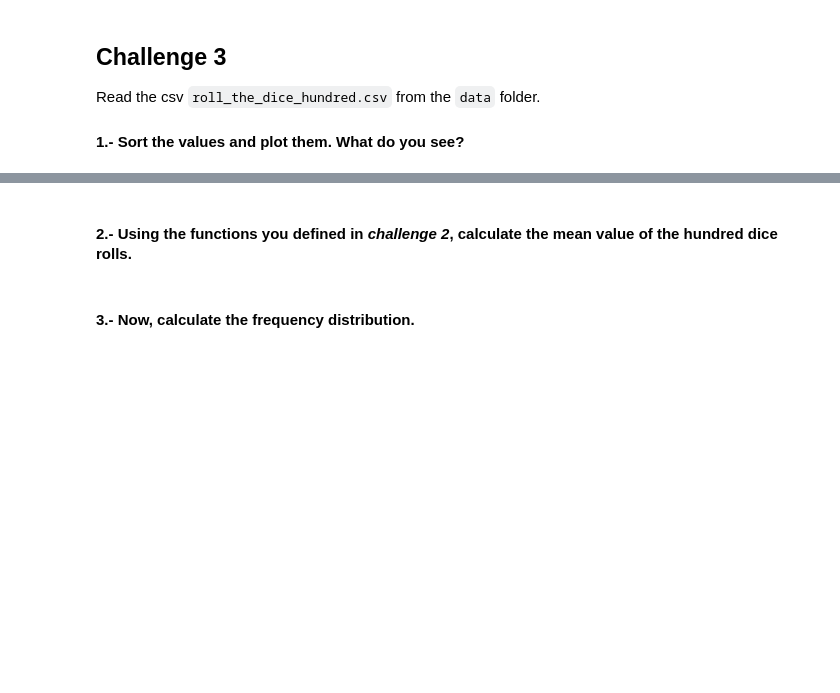
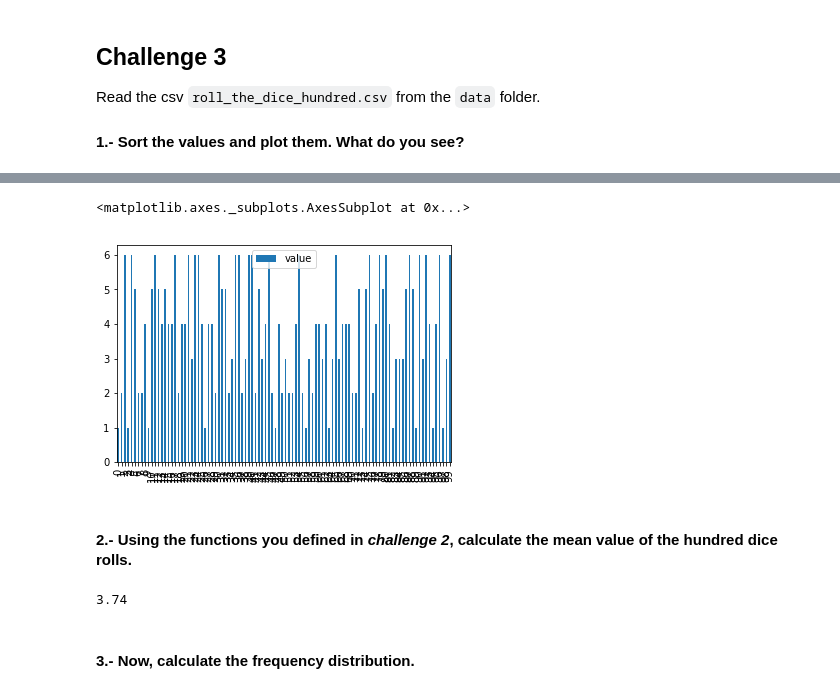
Before and after one commit to ta-data-bcn/descriptive-stats, a Jupyter notebook: your-code/main.ipynb, the cells around one changed output, grey strips where cells are left out. Saved outputs shown, nothing was run; the diff lists cells and outputs as text; code cells hidden in the pictures; blank space fills up the shorter version.

```diff
--- a/your-code/main.ipynb
+++ b/your-code/main.ipynb
@@ -136,3 +137,5 @@ quartiles(sorted_results_list)
 ## Challenge 3
 Read the csv `roll_the_dice_hundred.csv` from the `data` folder.
 #### 1.- Sort the values and plot them. What do you see?
+# %%
+rolls100 = pd.read_csv("../data/roll_the_dice_hundred.csv")
@@ -138,0 +161,2 @@ Read the csv `roll_the_dice_hundred.csv` from the `data` folder.
+# %%
+rolls100 = rolls100.drop(["Unnamed: 0", "roll"], axis=1)
@@ -144,0 +203,5 @@ your comments here
+# %%
+rolls100.plot(kind='bar')
+# %% [output]
+<matplotlib.axes._subplots.AxesSubplot at 0x...>
+[figure, added]
@@ -149,3 +218,7 @@ your comments here
+# %%
+mean(rolls100_list)
+# %% [output]
+3.74
 # %% [markdown]
 #### 3.- Now, calculate the frequency distribution.
 # %%
```
Also changed, not shown: parts of 22 cells of this notebook.
